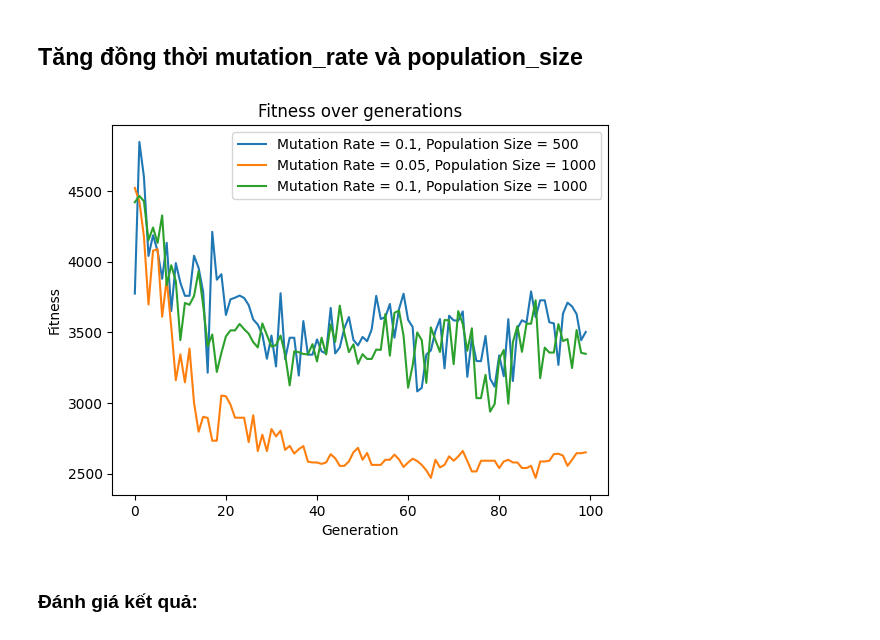
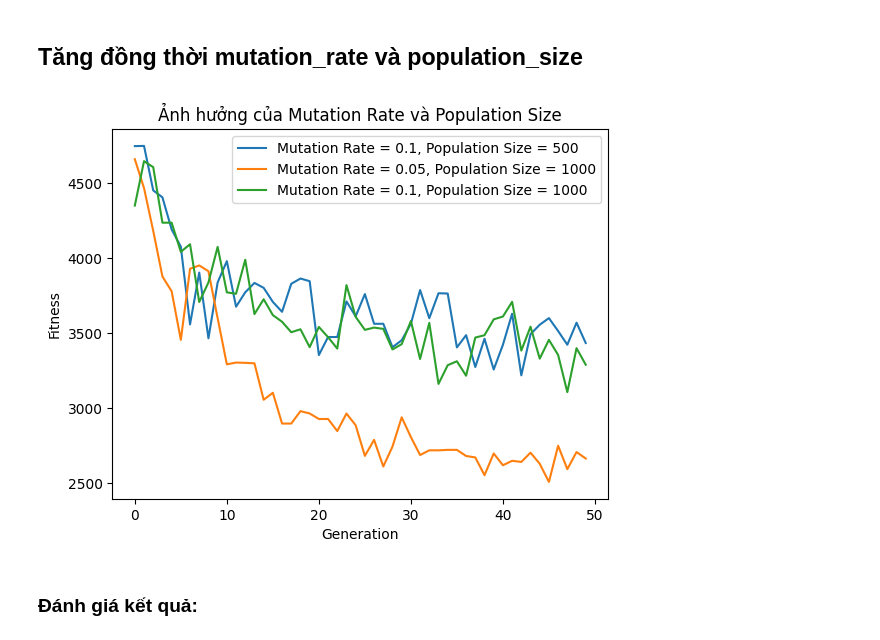
Before and after one commit to thilinnd/GA_TSP, a Jupyter notebook: src/experiment tham so.ipynb, the cells around one changed output. Cells and saved outputs as stored; diff of their text form; code cells hidden in the pictures.

```diff
--- a/src/experiment tham so.ipynb
+++ b/src/experiment tham so.ipynb
@@ -92,20 +124,20 @@ print(fitness1[:5])
 # %% [markdown]
 ## Tăng đồng thời mutation_rate và population_size
 # %%
-fitness1 = solve(distance_matrix, generations=100, mutation_rate=0.1, population_size=500)[2]
-fitness2 = solve(distance_matrix, generations=100, mutation_rate=0.05, population_size=1000)[2]
-fitness3 = solve(distance_matrix, generations=100, mutation_rate=0.1, population_size=1000)[2]
+fitness1 = solve(distance_matrix, generations=50, mutation_rate=0.1, population_size=500)[2]
+fitness2 = solve(distance_matrix, generations=50, mutation_rate=0.05, population_size=1000)[2]
+fitness3 = solve(distance_matrix, generations=50, mutation_rate=0.1, population_size=1000)[2]
 
 plt.plot(fitness1, label='Mutation Rate = 0.1, Population Size = 500')
 plt.plot(fitness2, label='Mutation Rate = 0.05, Population Size = 1000')
 plt.plot(fitness3, label='Mutation Rate = 0.1, Population Size = 1000')
 plt.xlabel("Generation")
 plt.ylabel("Fitness")
-plt.title("Fitness over generations")
+plt.title("Ảnh hưởng của Mutation Rate và Population Size")
 plt.legend()
 plt.show()
 # %% [output]
-[figure, old version]
+[figure, new version]
 # %% [markdown]
 ### Đánh giá kết quả:
 # %% [markdown]
```
Also changed, not shown: parts of 8 cells of this notebook.
